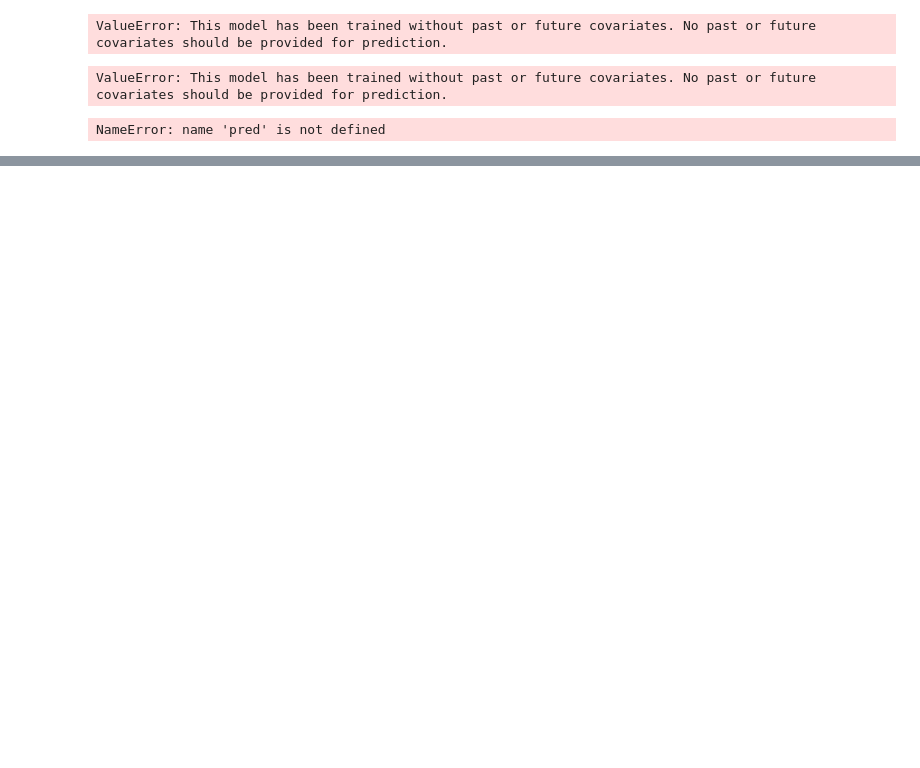
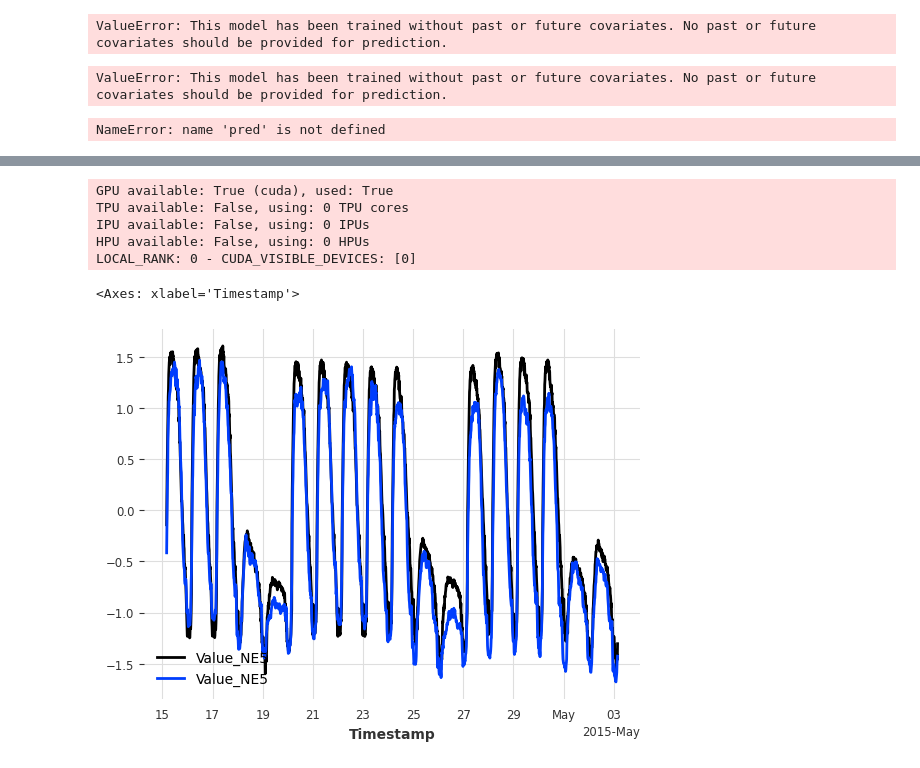
Before and after one commit to MaximeBesson71/TimeSeriesForecasting, a Jupyter notebook: test.ipynb, the cells around one changed output, grey strips where cells are left out. Drawn from its saved outputs; the diff is of its cells as text; code cells hidden in the pictures; blank space fills up the shorter version.

```diff
--- a/test.ipynb
+++ b/test.ipynb
@@ -1087,0 +267,4 @@ target_long_scaled[10000 : 10000 + 4*24].plot()
+# %%
+model = FreTSModel(output_chunk_length =  4*24, input_chunk_length =  4*24, n_epochs=10)
+# %%
+model.fit(target_scaled , future_covariates=series['Value_NE7'])
@@ -1087,0 +291,14 @@ target_long_scaled[10000 : 10000 + 4*24].plot()
+# %%
+pred = model.predict(18 * 24*4, future_covariates=series['Value_NE7'])
+# %% [output]
+GPU available: True (cuda), used: True
+TPU available: False, using: 0 TPU cores
+IPU available: False, using: 0 IPUs
+HPU available: False, using: 0 HPUs
+LOCAL_RANK: 0 - CUDA_VISIBLE_DEVICES: [0]
+# %%
+pred.plot()
+target_long_scaled[10000 : 10000 + 18* 4*24].plot()
+# %% [output]
+<Axes: xlabel='Timestamp'>
+[figure, added]
```
Also changed, not shown: parts of 29 cells of this notebook, 5 other files.
